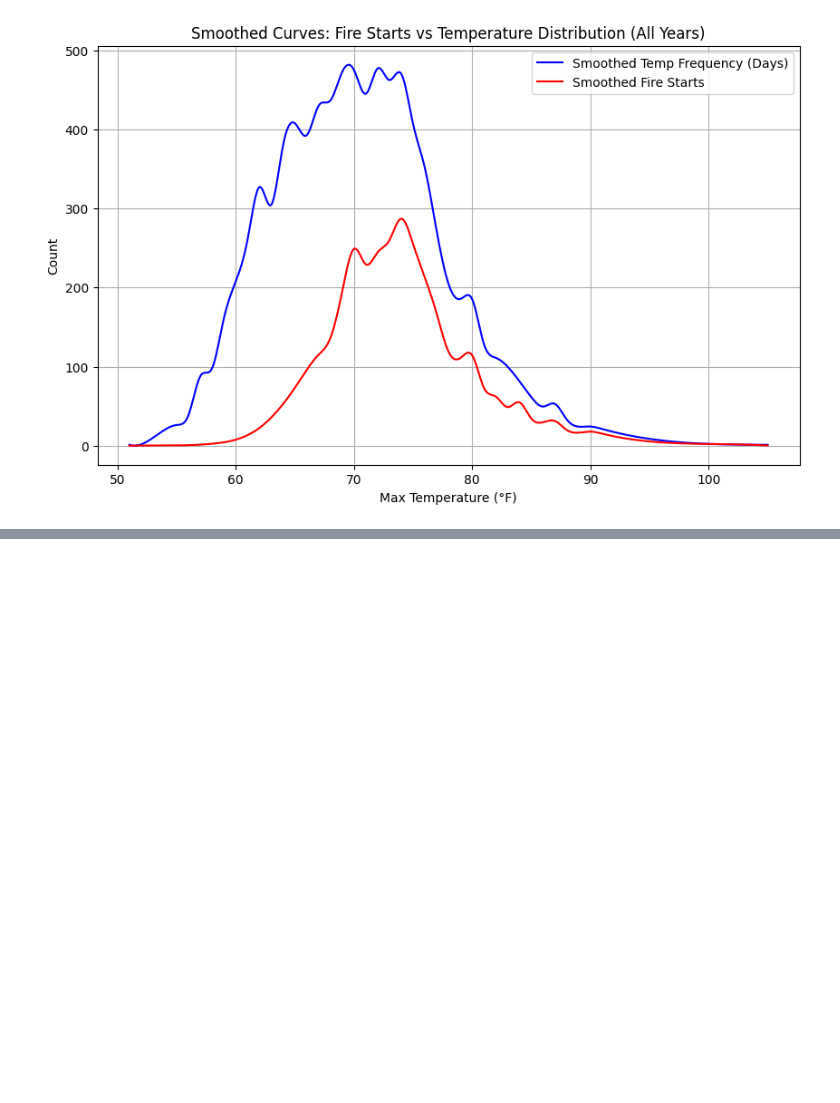
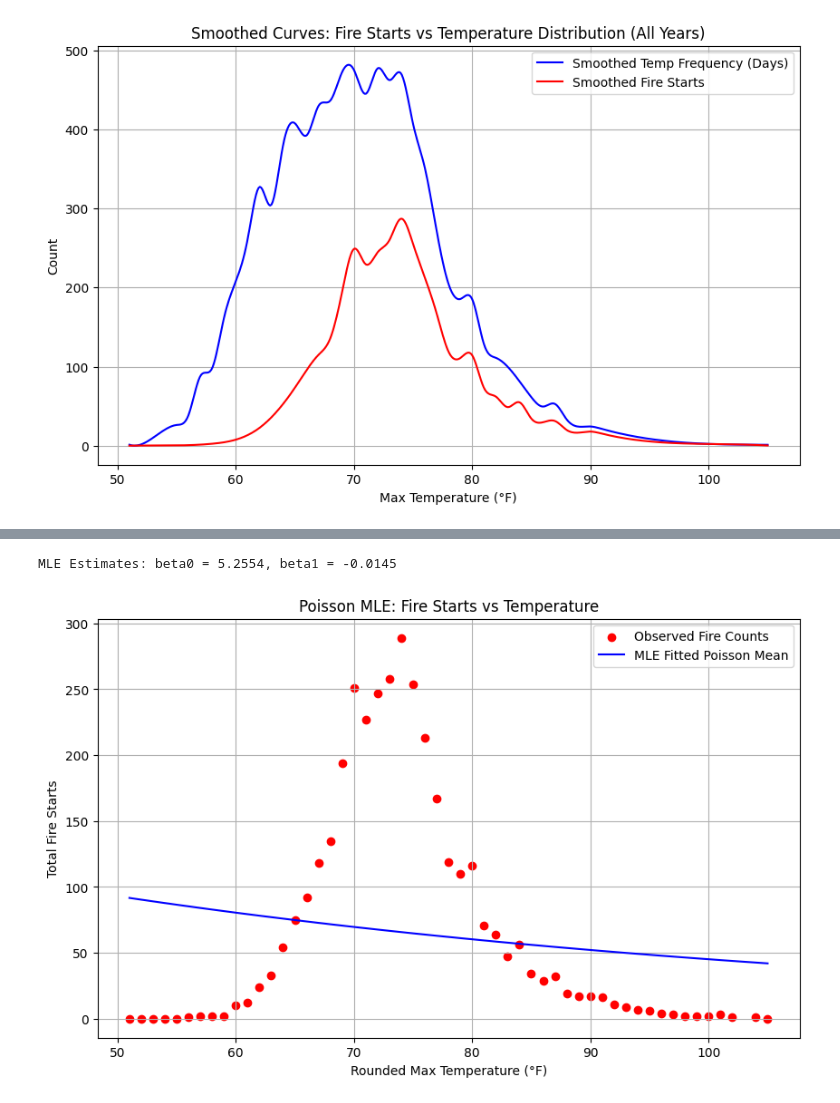
Before and after one commit to SophiaSoka/NumCompFinalProject, a Jupyter notebook: Analysis.ipynb, the cells around one changed output, grey strips where cells are left out. Cells and saved outputs as stored; diff of their text form; code cells hidden in the pictures; blank space fills up the shorter version.

```diff
--- a/Analysis.ipynb
+++ b/Analysis.ipynb
@@ -482,0 +522,61 @@ plt.show()
+# %%
+import numpy as np
+import matplotlib.pyplot as plt
+from scipy.optimize import minimize
+from scipy.special import gammaln
+import pandas as pd
+
+# Load your dataset (make sure the CSV file exists in your working directory)
+df = pd.read_csv('CA_Weather_Fire_Dataset_1984-2025.csv')
+
+# Rename and process columns
+df.columns = [
+    'DATE', 'PRECIPITATION', 'MAX_TEMP', 'MIN_TEMP', 'AVG_WIND_SPEED',
+    'FIRE_START_DAY', 'YEAR', 'TEMP_RANGE', 'WIND_TEMP_RATIO', 'MONTH',
+    'SEASON', 'LAGGED_PRECIPITATION', 'LAGGED_AVG_WIND_SPEED', 'DAY_OF_YEAR'
+]
+df['DATE'] = pd.to_datetime(df['DATE'], errors='coerce')
+df.dropna(inplace=True)
+
+# Group data by rounded max temperature
+df['TEMP_ROUNDED'] = df['MAX_TEMP'].round()
+grouped = df.groupby('TEMP_ROUNDED').agg({
+    'FIRE_START_DAY': 'sum'
+}).reset_index()
+
+# Prepare the data arrays
+x = grouped['TEMP_ROUNDED'].values  # Rounded temperature values
+y = grouped['FIRE_START_DAY'].values  # Total fire counts for each temperature bin
+
+# Define the negative log-likelihood function for a Poisson model
+def neg_log_likelihood(beta):
+    beta0, beta1 = beta
+    lambda_ = np.exp(beta0 + beta1 * x)
+    # Poisson log-likelihood using gammaln for factorials
+    log_likelihood = y * (beta0 + beta1 * x) - lambda_ - gammaln(y + 1)
+    return -np.sum(log_likelihood)
+
+# Initial guess for parameters
+beta_init = np.array([0, 0])
+
+# Optimize the negative log-likelihood to get MLE estimates
+result = minimize(neg_log_likelihood, beta_init)
+beta_hat = result.x
+print(f"MLE Estimates: beta0 = {beta_hat[0]:.4f}, beta1 = {beta_hat[1]:.4f}")
+
+# Compute the fitted Poisson means using the estimated parameters
+lambda_hat = np.exp(beta_hat[0] + beta_hat[1] * x)
+
+# Plot the observed data and MLE fitted curve
+plt.figure(figsize=(10, 6))
+plt.scatter(x, y, color='red', label="Observed Fire Counts")
+plt.plot(x, lambda_hat, color='blue', label="MLE Fitted Poisson Mean")
+plt.xlabel("Rounded Max Temperature (°F)")
+plt.ylabel("Total Fire Starts")
+plt.title("Poisson MLE: Fire Starts vs Temperature")
+plt.legend()
+plt.grid(True)
+plt.show()
+# %% [output]
+MLE Estimates: beta0 = 5.2554, beta1 = -0.0145
+[figure, added]
```
Also changed, not shown: parts of 2 cells of this notebook.
